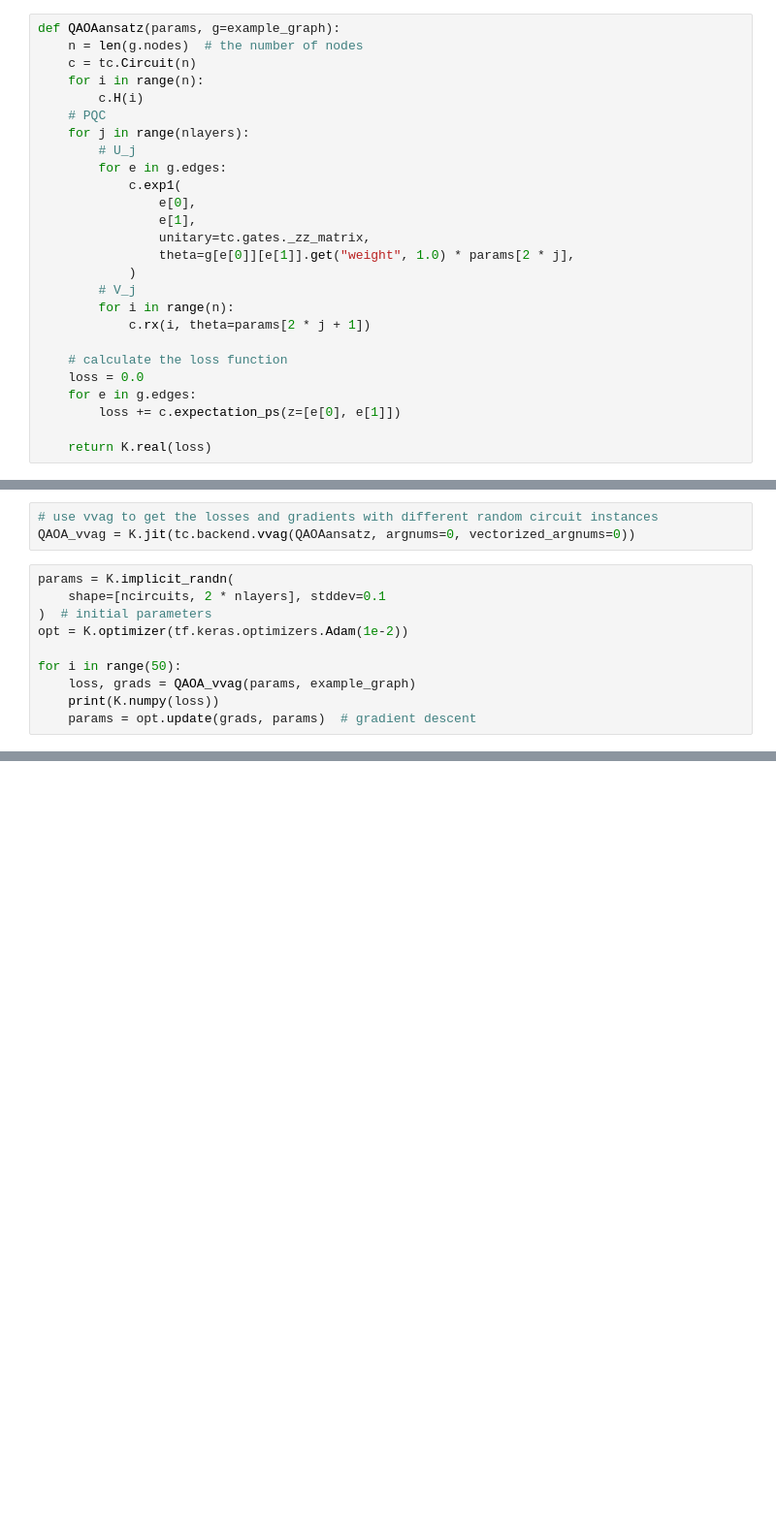
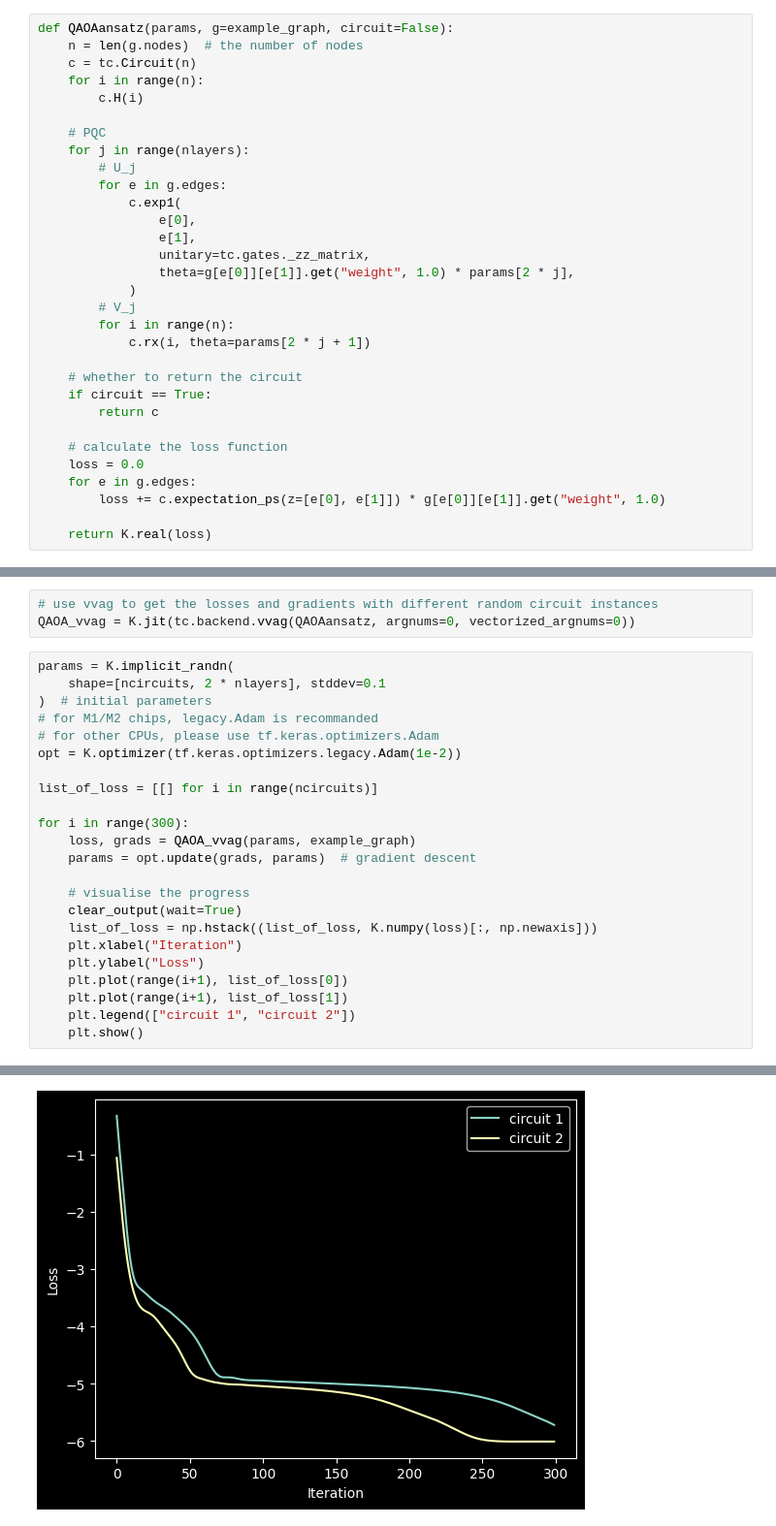
Before and after one commit to tencent-quantum-lab/tensorcircuit, a Jupyter notebook: docs/source/tutorials/qaoa.ipynb, the cells around one changed output, grey strips where cells are left out. Shown at 97% size. Cells and saved outputs as stored; diff of their text form; blank space fills up the shorter version.

```diff
--- a/docs/source/tutorials/qaoa.ipynb
+++ b/docs/source/tutorials/qaoa.ipynb
@@ -59,9 +111,10 @@ where $U_{j}= e^{-i\gamma_{j}H_{C}}$ and $V_{j}= e^{-i \beta_{j} \sum_{k} \sigma
 # %%
-def QAOAansatz(params, g=example_graph):
+def QAOAansatz(params, g=example_graph, circuit=False):
     n = len(g.nodes)  # the number of nodes
     c = tc.Circuit(n)
     for i in range(n):
         c.H(i)
+
     # PQC
     for j in range(nlayers):
         # U_j
@@ -76,10 +129,14 @@ def QAOAansatz(params, g=example_graph):
         for i in range(n):
             c.rx(i, theta=params[2 * j + 1])
 
+    # whether to return the circuit
+    if circuit == True:
+        return c
+
     # calculate the loss function
     loss = 0.0
     for e in g.edges:
-        loss += c.expectation_ps(z=[e[0], e[1]])
+        loss += c.expectation_ps(z=[e[0], e[1]]) * g[e[0]][e[1]].get("weight", 1.0)
 
     return K.real(loss)
 # %% [markdown]
@@ -91,10 +152,23 @@ QAOA_vvag = K.jit(tc.backend.vvag(QAOAansatz, argnums=0, vectorized_argnums=0))
 params = K.implicit_randn(
     shape=[ncircuits, 2 * nlayers], stddev=0.1
 )  # initial parameters
-opt = K.optimizer(tf.keras.optimizers.Adam(1e-2))
+# for M1/M2 chips, legacy.Adam is recommanded
+# for other CPUs, please use tf.keras.optimizers.Adam
+opt = K.optimizer(tf.keras.optimizers.legacy.Adam(1e-2))
 
-for i in range(50):
+list_of_loss = [[] for i in range(ncircuits)]
+
+for i in range(300):
     loss, grads = QAOA_vvag(params, example_graph)
-    print(K.numpy(loss))
     params = opt.update(grads, params)  # gradient descent
+
+    # visualise the progress
+    clear_output(wait=True)
+    list_of_loss = np.hstack((list_of_loss, K.numpy(loss)[:, np.newaxis]))
+    plt.xlabel("Iteration")
+    plt.ylabel("Loss")
+    plt.plot(range(i+1), list_of_loss[0])
+    plt.plot(range(i+1), list_of_loss[1])
+    plt.legend(["circuit 1", "circuit 2"])
+    plt.show()
 # %% [output]
@@ -117,0 +175 @@ for i in range(50):
+[figure, added]
```
Also changed, not shown: parts of 38 cells of this notebook.
